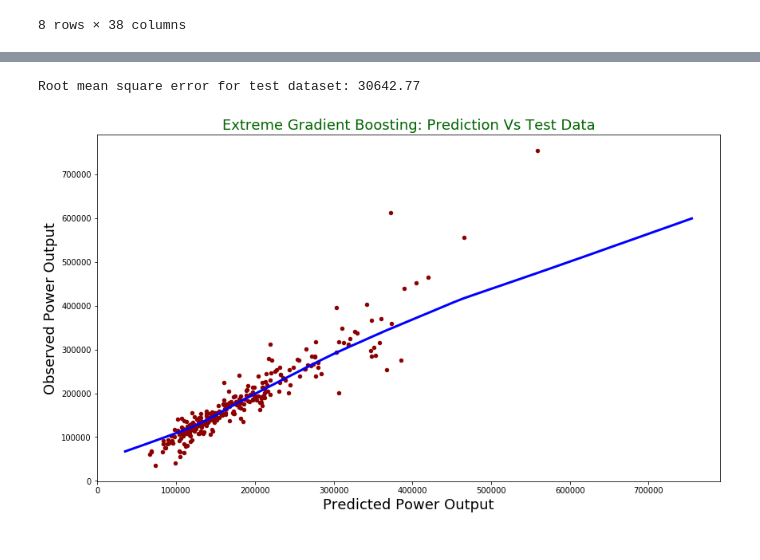
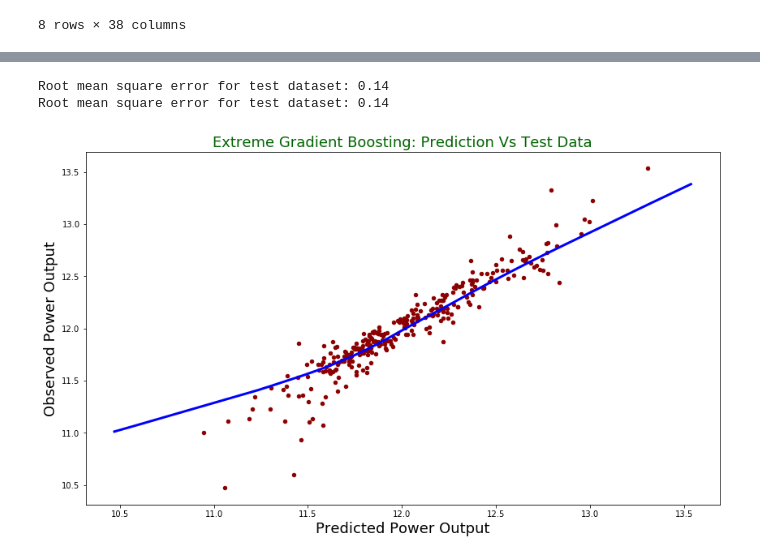
Before and after one commit to casperbh96/house-price-prediction, a Jupyter notebook: Experimental/GradientBoosting.ipynb, the cells around one changed output, grey strips where cells are left out. Saved outputs shown, nothing was run; the diff lists cells and outputs as text; code cells hidden in the pictures.

Commit message:
Add RMSLE and make tes chart work again

```diff
--- a/Experimental/GradientBoosting.ipynb
+++ b/Experimental/GradientBoosting.ipynb
@@ -30,7 +30,7 @@ train.describe()
 8 rows × 38 columns
 # %%
 # Create training and test datasets
-dummied_train = pd.get_dummies(train, prefix_sep='_', drop_first=True)
+dummied_train = pd.get_dummies(train, prefix_sep='_')
 X = dummied_train.drop("SalePrice", axis = 1)
 #y = dummied_train['SalePrice'].values
 
@@ -68,18 +70,22 @@ Lowest RMSE found:  0.13759799531175415
 # %%
 pred = grid_mse.predict(X_test)
+# To convert prediction of SalePrice into the actual value, we take exponential value
+pred_exp = np.exp(pred)
 print("Root mean square error for test dataset: {}".format(np.round(np.sqrt(mean_squared_error(y_test, pred)), 2)))
+print("Root mean square error for test dataset: {}".format(np.round(np.sqrt(mean_squared_error(y_test, pred)), 2)))
 # %% [output]
-Root mean square error for test dataset: 30642.77
+Root mean square error for test dataset: 0.14
+Root mean square error for test dataset: 0.14
 # %%
-test = pd.DataFrame({"prediction": pred, "observed": y_test.flatten()})
+test = pd.DataFrame({"prediction": pred, "observed": y_test.values.flatten()})
 lowess = sm.nonparametric.lowess
-z = lowess(pred.flatten(), y_test.flatten())
+z = lowess(pred.flatten(), y_test.values.flatten())
 test.plot(figsize = [14,8],
           x ="prediction", y = "observed", kind = "scatter", color = 'darkred')
 plt.title("Extreme Gradient Boosting: Prediction Vs Test Data", fontsize = 18, color = "darkgreen")
 plt.xlabel("Predicted Power Output", fontsize = 18)
 plt.ylabel("Observed Power Output", fontsize = 18)
 plt.plot(z[:,0], z[:,1], color = "blue", lw= 3)
 plt.show()
 # %% [output]
-[figure, old version]
+[figure, new version]
```
Also changed, not shown: parts of 1 cell of this notebook.
